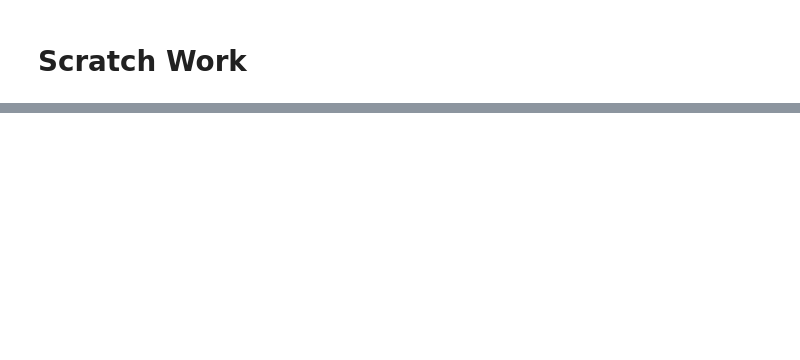
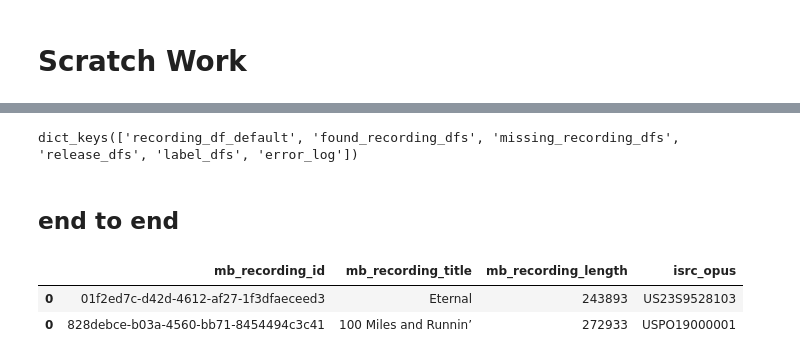
Before and after one commit to dknappopus/musicbrainz_api, a Jupyter notebook: musicbrainz_api.ipynb, the cells around one changed output, grey strips where cells are left out. Drawn from its saved outputs; the diff is of its cells as text; code cells hidden in the pictures; blank space fills up the shorter version.

```diff
--- a/musicbrainz_api.ipynb
+++ b/musicbrainz_api.ipynb
@@ -233,0 +353,25 @@ mb_global_dict['release_dfs'][1]
+# %%
+mb_global_dict.keys()
+# %% [output]
+dict_keys(['recording_df_default', 'found_recording_dfs', 'missing_recording_dfs', 'release_dfs', 'label_dfs', 'error_log'])
+# %% [markdown]
+## end to end
+# %%
+# plan
+# initialize global dictionary to store dataframes
+mb_global_dict = create_mb_globals()
+# isrc --> recording --> release --> label
+input_isrcs = ['US23S9528103',
+               'USPO19000001']
+#
+# create recording dfs
+for isrc in input_isrcs:
+    mb_global_dict = build_recording_df(input_isrc=isrc,mb_global_dict = mb_global_dict)
+
+mb_global_dict['recording_df'] = pd.concat(mb_global_dict['found_recording_dfs'])
+
+mb_global_dict['recording_df']
+# %% [output]
+|  | mb_recording_id | mb_recording_title | mb_recording_length | isrc_opus |
+| 0 | 01f2ed7c-d42d-4612-af27-1f3dfaeceed3 | Eternal | 243893 | US23S9528103 |
+| 0 | 828debce-b03a-4560-bb71-8454494c3c41 | 100 Miles and Runnin’ | 272933 | USPO19000001 |
```
Also changed, not shown: parts of 19 cells of this notebook.
